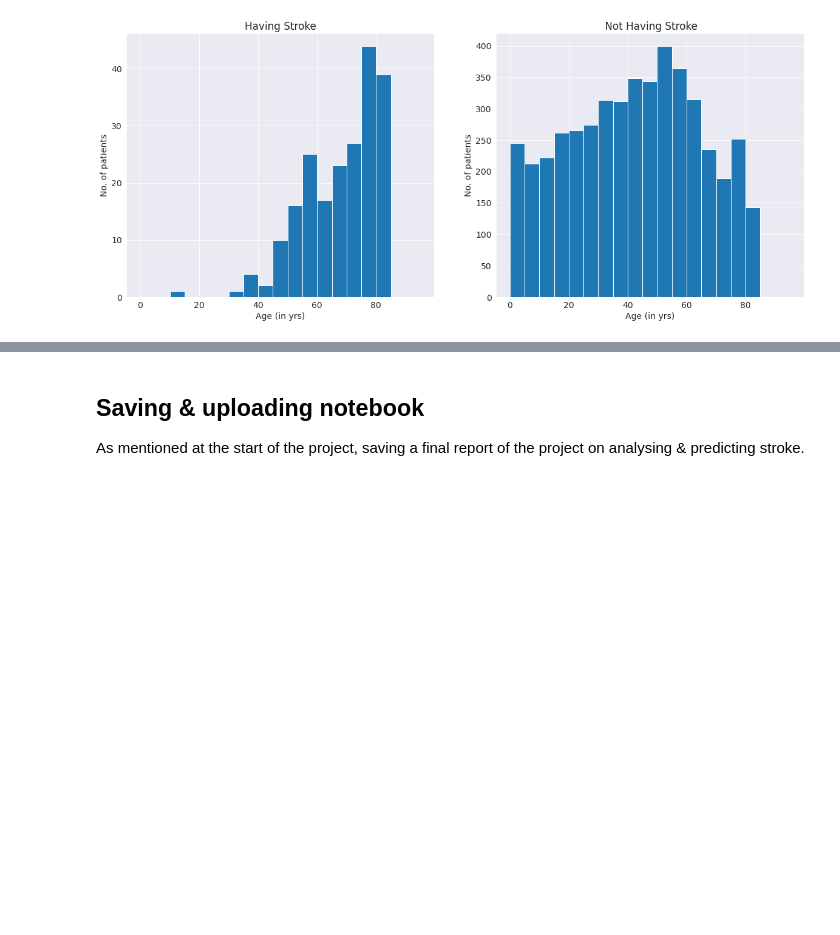
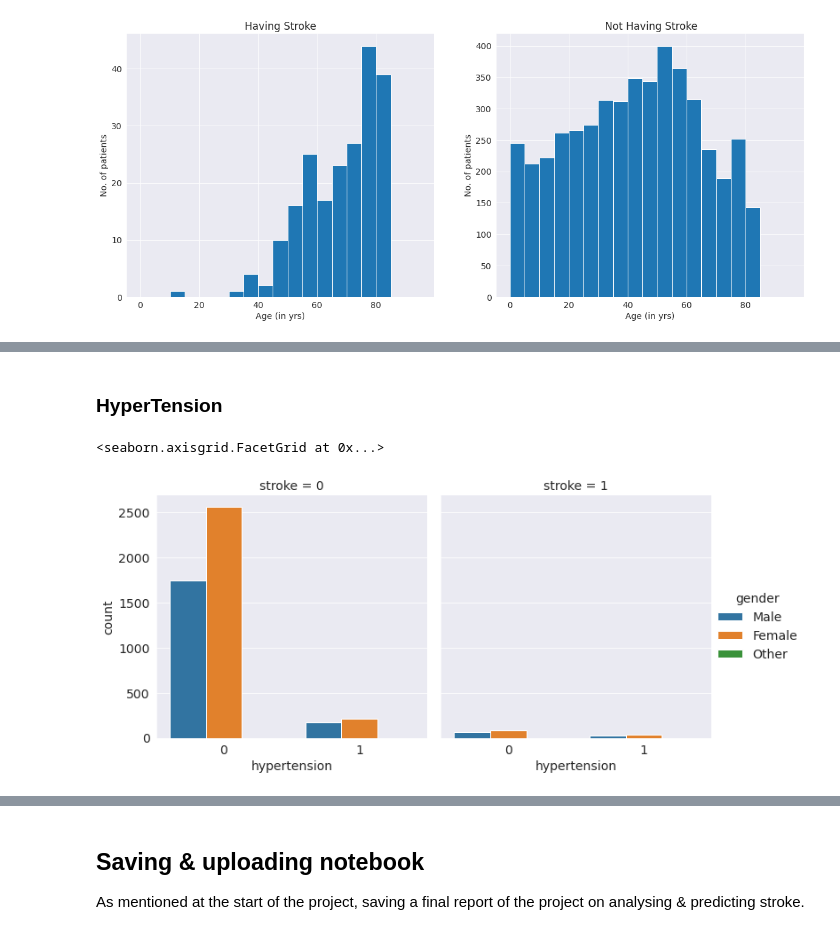
Before and after one commit to aamleen/Stroke-Analysis-and-Prediction, a Jupyter notebook: stroke_analysis_and_prediction.ipynb, the cells around one changed output, grey strips where cells are left out. Drawn from its saved outputs; the diff is of its cells as text; code cells hidden in the pictures; blank space fills up the shorter version.

```diff
--- a/stroke_analysis_and_prediction.ipynb
+++ b/stroke_analysis_and_prediction.ipynb
@@ -531,0 +327,8 @@ TODO - write some explanation here.
+# %% [markdown]
+### HyperTension
+# %%
+sns.catplot(x="hypertension",hue="gender",col="stroke",
+           data=stroke_df,kind="count")
+# %% [output]
+<seaborn.axisgrid.FacetGrid at 0x...>
+[figure, added]
```
Also changed, not shown: parts of 59 cells of this notebook.
